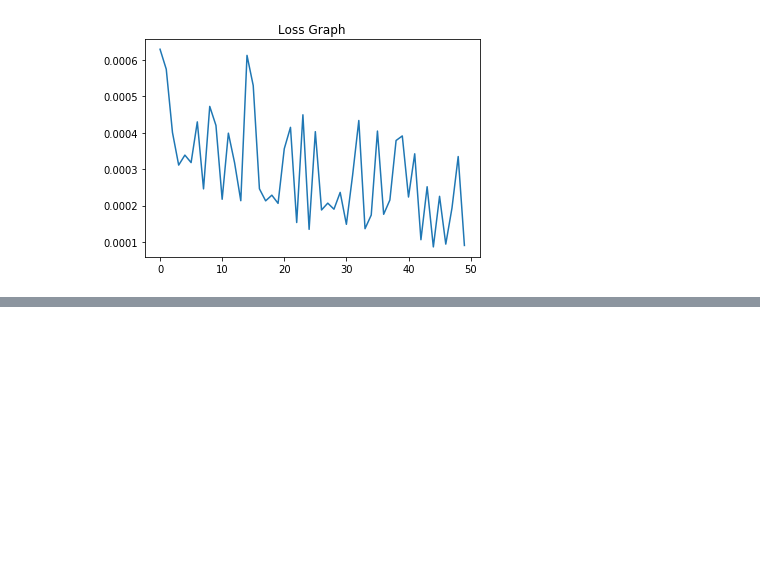
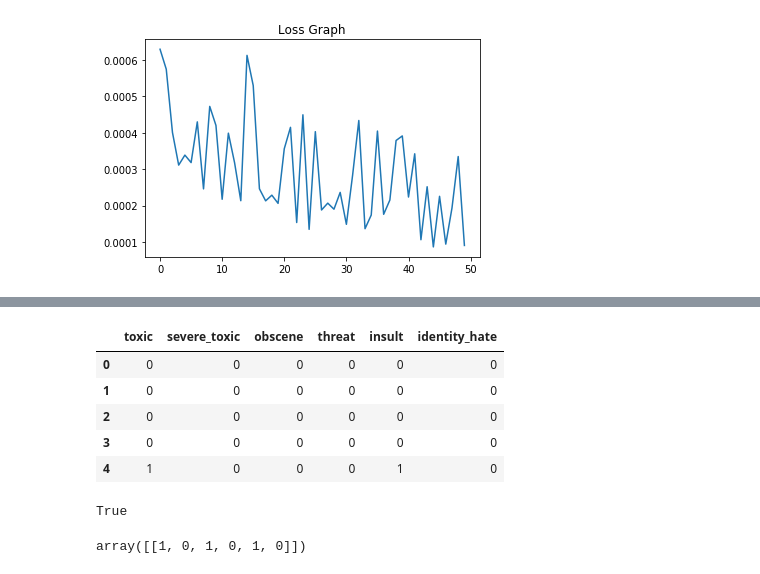
Before and after one commit to shivam-kotwalia/data-science-project, a Jupyter notebook: Multi_label_and_multi_class_classification_NLP.ipynb, the cells around one changed output, grey strips where cells are left out. Cells and saved outputs as stored; diff of their text form; code cells hidden in the pictures; blank space fills up the shorter version.

```diff
--- a/Multi_label_and_multi_class_classification_NLP.ipynb
+++ b/Multi_label_and_multi_class_classification_NLP.ipynb
@@ -306,0 +299,17 @@ Y[10:15]
+# %%
+Y[0:5]
+# %% [output]
+|  | toxic | severe_toxic | obscene | threat | insult | identity_hate |
+| 0 | 0 | 0 | 0 | 0 | 0 | 0 |
+| 1 | 0 | 0 | 0 | 0 | 0 | 0 |
+| 2 | 0 | 0 | 0 | 0 | 0 | 0 |
+| 3 | 0 | 0 | 0 | 0 | 0 | 0 |
+| 4 | 1 | 0 | 0 | 0 | 1 | 0 |
+# %%
+(np.where(ans > 0.5, 1, 0) == Y[:5].values).any()
+# %% [output]
+True
+# %%
+np.where(model.predict(embbed_func(text_preprocessing(0, ["COCKSUCKER BEFORE YOU PISS AROUND ON MY WORK"]))) > 0.5, 1, 0)
+# %% [output]
+array([[1, 0, 1, 0, 1, 0]])
```
Also changed, not shown: parts of 16 cells of this notebook.
